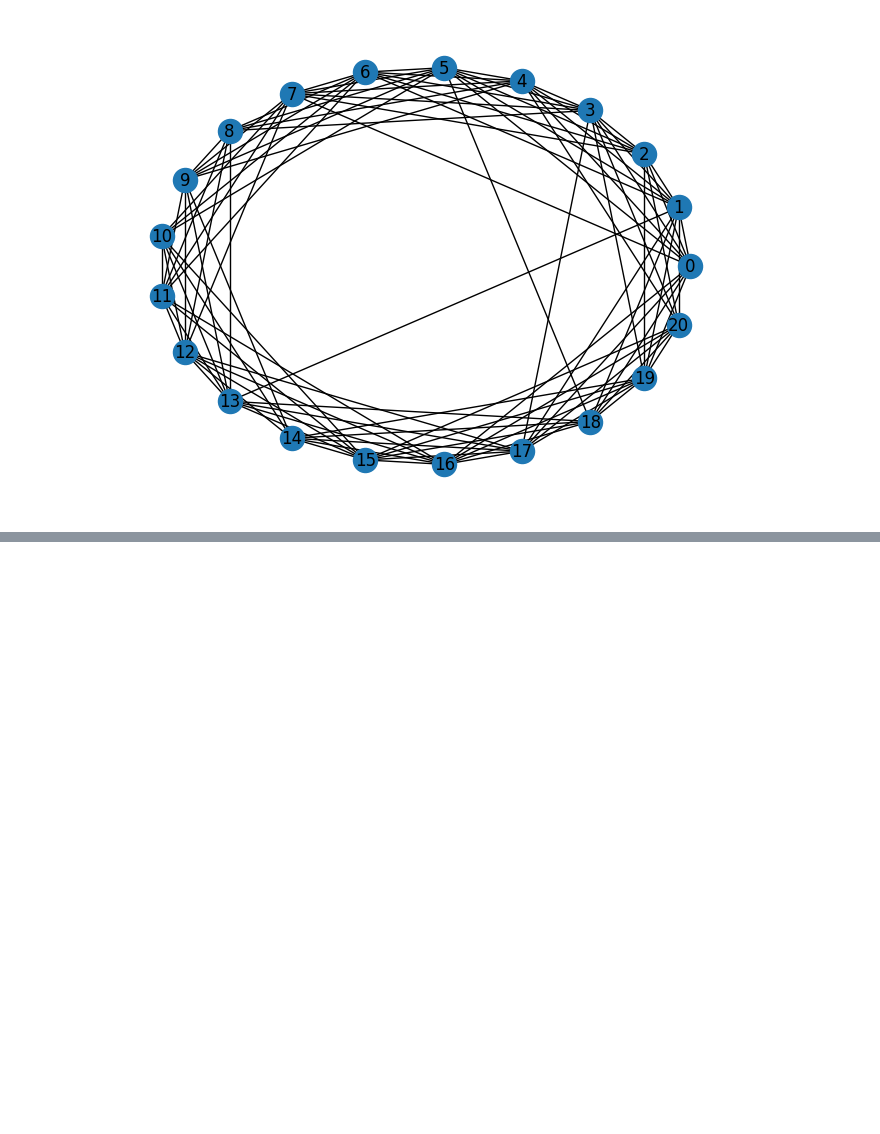
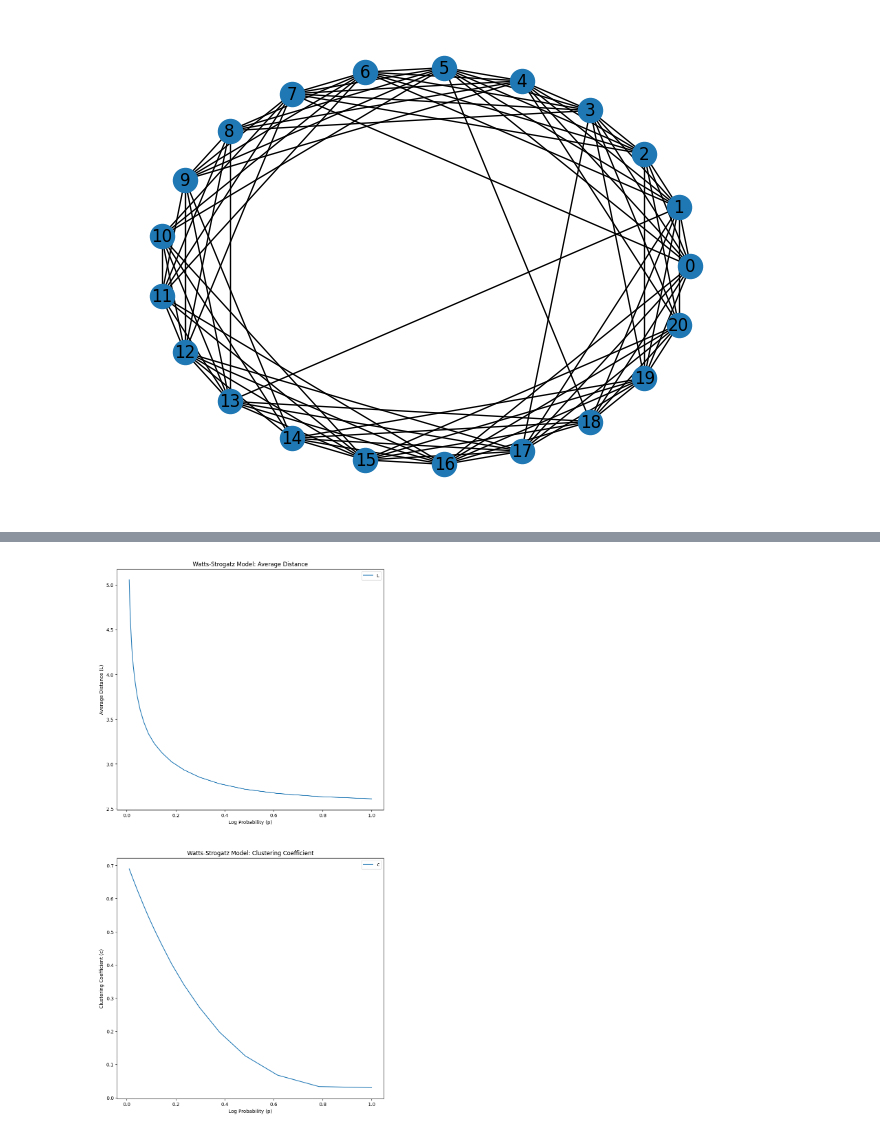
Before and after one commit to paolovic/NetworkScience, a Jupyter notebook: Assignment 2/2 Watts-Strogatz Model/main.ipynb, the cells around one changed output, grey strips where cells are left out. Cells and saved outputs as stored; diff of their text form; code cells hidden in the pictures; blank space fills up the shorter version.

```diff
--- a/Assignment 2/2 Watts-Strogatz Model/main.ipynb
+++ b/Assignment 2/2 Watts-Strogatz Model/main.ipynb
@@ -58,9 +54,6 @@ import random
 random.seed(0)
 
 def watts_strogatz(N, k, p):
-    """
-    Generate a Watts-Strogatz graph with N nodes, k nearest neighbors, and rewiring probability p.
-    """
     g = gen_1d_periodic_lattice(N, k)
     for i in range(N):
         for j in range(k):
@@ -157,0 +74,49 @@ plt.show()
+# %%
+def compute_avg_L_and_c(N, k, num_samples=100):
+    log_p = np.logspace(-2, 0, 20)
+    avg_distances = []
+    clustering_coefficients = []
+
+    for p in log_p:
+        avg_L_sum = 0
+        avg_c_sum = 0
+
+        for _ in range(num_samples):
+            g = watts_strogatz(N, k, p)
+            if not nx.is_connected(g):
+                continue
+            L = nx.average_shortest_path_length(g)
+            c = nx.average_clustering(g)
+            avg_L_sum += L
+            avg_c_sum += c
+
+        avg_distances.append(avg_L_sum / num_samples)
+        clustering_coefficients.append(avg_c_sum / num_samples)
+
+    return log_p, avg_distances, clustering_coefficients
+
+N = 1000
+k = 10
+num_samples = 50
+
+p_values, avg_distances, clustering_coefficients = compute_avg_L_and_c(N, k, num_samples)
+
+plt.figure(figsize=(10, 20))
+
+plt.subplot(2, 1, 1)
+plt.xlabel('Log Probability (p)')
+plt.ylabel('Average Distance (L)')
+plt.title('Watts-Strogatz Model: Average Distance')
+plt.plot(p_values, avg_distances, label='L')
+plt.legend()
+
+plt.subplot(2, 1, 2)
+plt.xlabel('Log Probability (p)')
+plt.ylabel('Clustering Coefficient (c)')
+plt.title('Watts-Strogatz Model: Clustering Coefficient')
+plt.plot(p_values, clustering_coefficients, label='c')
+plt.legend()
+
+plt.show()
+# %% [output]
+[figure, added]
```
Also changed, not shown: parts of 4 cells of this notebook, 3 other files.
